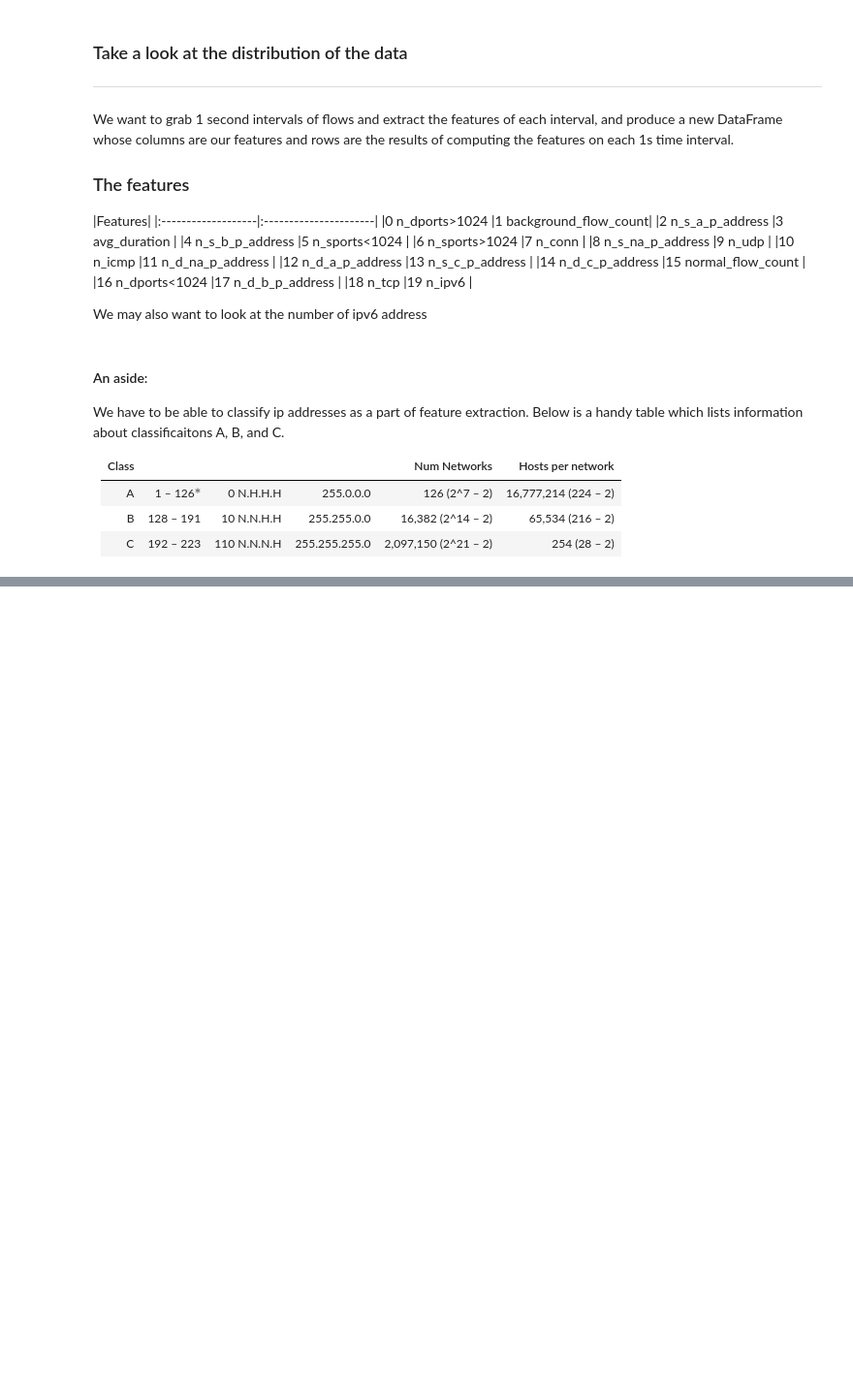
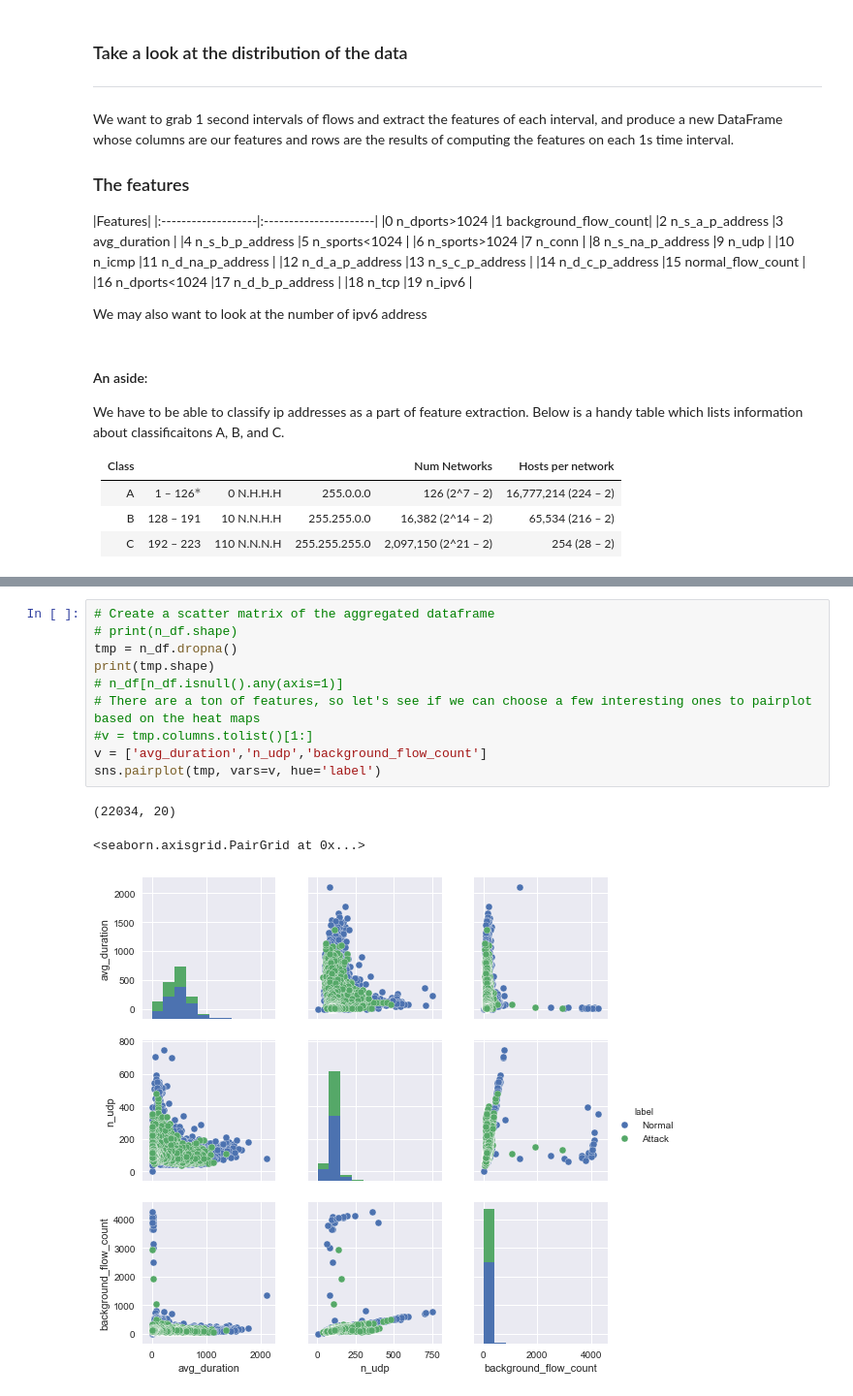
Before and after one commit to corysabol/binetflow-botnet-detect, a Jupyter notebook: src/Binetflow-botnet-detect.ipynb, the cells around one changed output, grey strips where cells are left out. Shown: that part at 97% size. Cells and saved outputs as stored; diff of their text form; blank space fills up the shorter version.

```diff
--- a/src/Binetflow-botnet-detect.ipynb
+++ b/src/Binetflow-botnet-detect.ipynb
@@ -343,3 +309,17 @@ sns.heatmap(corr,
+# %%
+# Create a scatter matrix of the aggregated dataframe
+# print(n_df.shape)
+tmp = n_df.dropna()
+print(tmp.shape)
+# n_df[n_df.isnull().any(axis=1)]
+# There are a ton of features, so let's see if we can choose a few interesting ones to pairplot based on the heat maps
+#v = tmp.columns.tolist()[1:]
+v = ['avg_duration','n_udp','background_flow_count']
+sns.pairplot(tmp, vars=v, hue='label')
+# %% [output]
+(22034, 20)
+<seaborn.axisgrid.PairGrid at 0x...>
+[figure, added]
 # %% [markdown]
 ## Generate the other heatmaps
 ---
```
Also changed, not shown: parts of 5 cells of this notebook.
